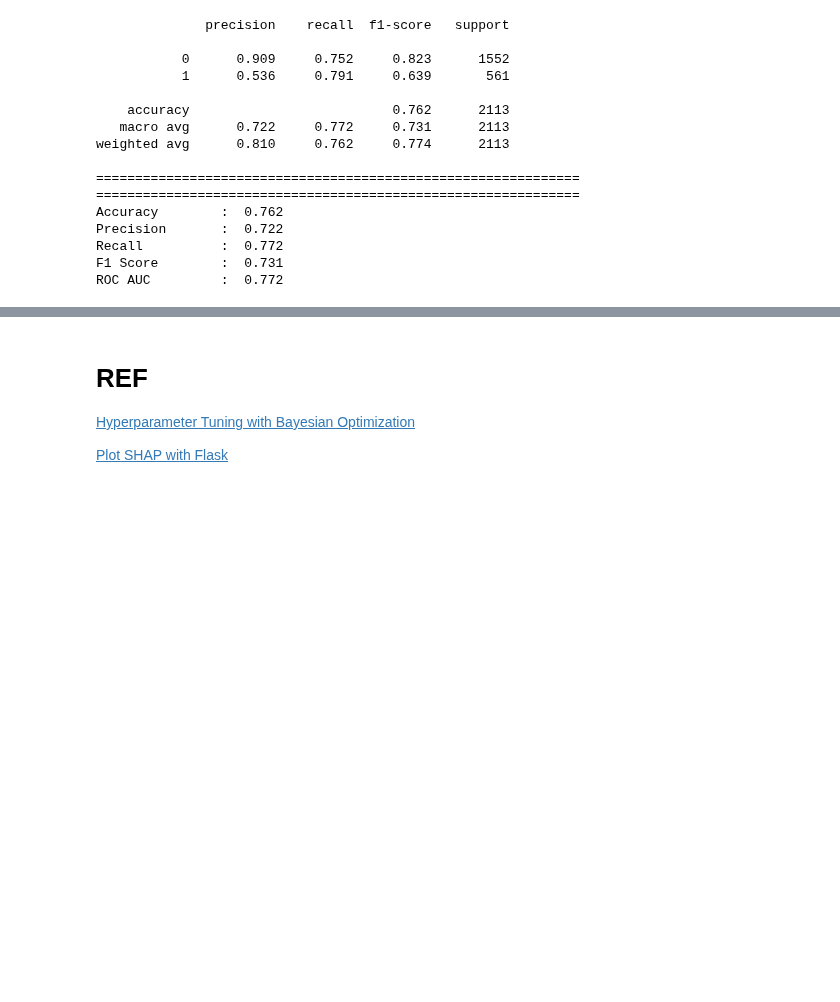
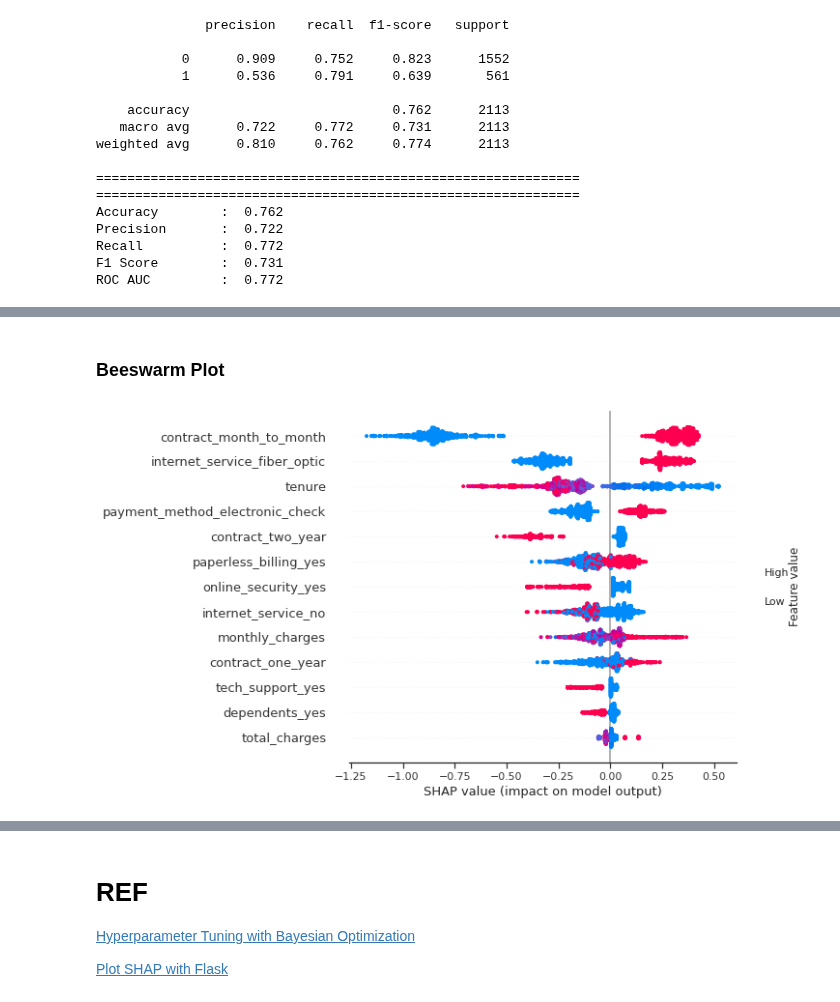
Before and after one commit to adhang/data-science-digital-skola, a Jupyter notebook: 99. Final Project/Modeling Clean.ipynb, the cells around one changed output, grey strips where cells are left out. Saved outputs shown, nothing was run; the diff lists cells and outputs as text; code cells hidden in the pictures; blank space fills up the shorter version.

```diff
--- a/99. Final Project/Modeling Clean.ipynb
+++ b/99. Final Project/Modeling Clean.ipynb
@@ -3793,0 +3851,6 @@ ROC AUC         :  0.772
+# %% [markdown]
+### Beeswarm Plot
+# %%
+shap.plots.beeswarm(shap_values, max_display=20)
+# %% [output]
+[figure, added]
```
Also changed, not shown: parts of 19 cells of this notebook.
